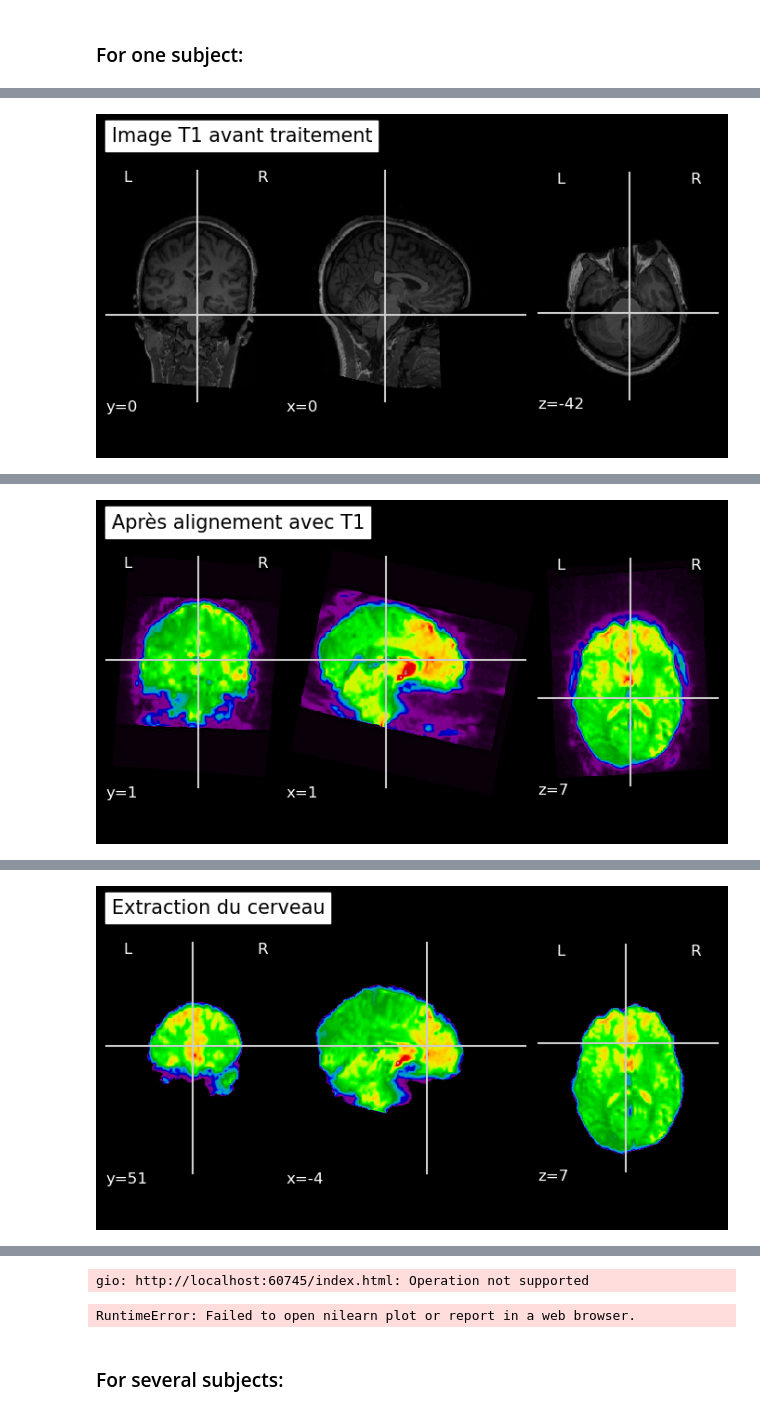
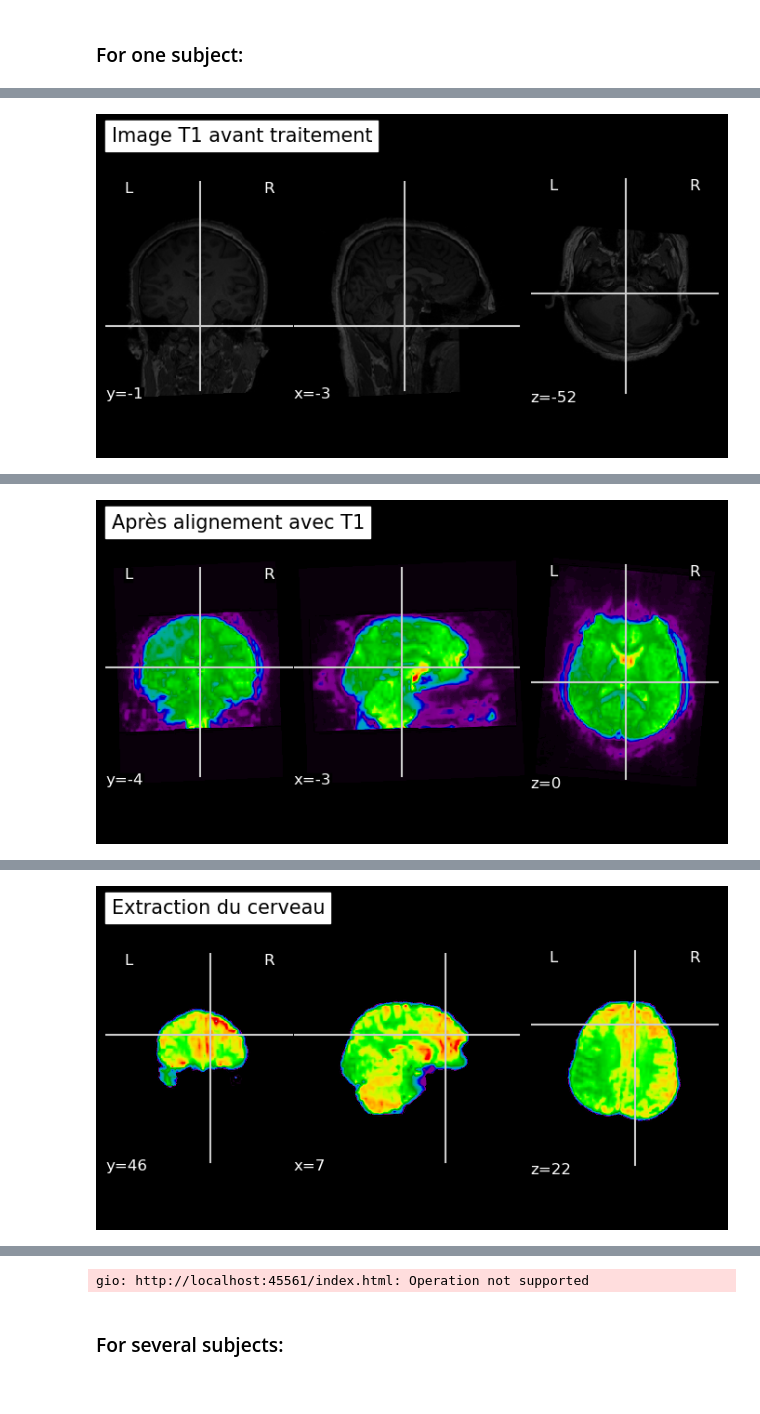
Before and after one commit to brainhack-school2024/duchadeau_project, a Jupyter notebook: pretraitement.ipynb, the cells around one changed output, grey strips where cells are left out. Cells and saved outputs as stored; diff of their text form; code cells hidden in the pictures.

```diff
--- a/pretraitement.ipynb
+++ b/pretraitement.ipynb
@@ -289,12 +289,12 @@ from nipype import Node
 # ************* PATH definition *************
 labeled_data_path = '/home/rduchadeau/Desktop/Brainhack_school/duchadeau_project/fMRI_labeled_data/'
 dataset_path = '/home/rduchadeau/Desktop/Brainhack_school/duchadeau_project/ds003768-download/'
-subject = 'sub-02'
+subject = 'sub-01'
 working_dir = '/home/rduchadeau/Desktop/Brainhack_school/duchadeau_project/working_directory'
 output_dir = '/home/rduchadeau/Desktop/Brainhack_school/duchadeau_project/fmri_preprocessed_data'
 
 t1_img_path = os.path.join(dataset_path, subject, 'anat', f'{subject}_T1w.nii.gz')
-fmri_path = os.path.join(labeled_data_path, subject, 'sub-02_task-rest_run-1_sec_0_label_0.nii.gz')
+fmri_path = os.path.join(labeled_data_path, subject, 'sub-01_task-rest_run-1_sec_0_label_2.nii.gz')
 
 # ************* Functions definition *************
 # Fonction pour visualiser une image 3D
@@ -332,7 +332,7 @@ visualize_3d_img_anat(T1_image, "Image T1 avant traitement")
 flirt_node = Node(FLIRT(), name='flirt')
 flirt_node.inputs.in_file = gunzip_res.outputs.out_file
 flirt_node.inputs.reference = t1_img_path
-flirt_node.inputs.dof = 12  # Degrees of freedom
+flirt_node.inputs.dof = 6  # Degrees of freedom
 flirt_node.inputs.cost = 'normmi'  # Normalized mutual information
 flirt_node.inputs.interp = 'trilinear'  # Interpolation method
 flirt_node.inputs.searchr_x = [-90, 90]  # Search angles
@@ -384 +384 @@ plotting.view_img(normalized_img, bg_img=T1_image, title="Image fMRI prétraité
-[figure, old version]
+[figure, new version]
@@ -391 +391 @@ plotting.view_img(normalized_img, bg_img=T1_image, title="Image fMRI prétraité
-[figure, old version]
+[figure, new version]
@@ -398 +398 @@ plotting.view_img(normalized_img, bg_img=T1_image, title="Image fMRI prétraité
-[figure, old version]
+[figure, new version]
@@ -402,5 +400,4 @@ L'image finale prétraitée a été enregistrée à: /home/rduchadeau/Desktop/Br
-gio: http://localhost:60745/index.html: Operation not supported
+gio: http://localhost:45561/index.html: Operation not supported
-RuntimeError: Failed to open nilearn plot or report in a web browser.
 # %% [markdown]
 ### For several subjects:
 # %%
```
Also changed, not shown: parts of 2 cells of this notebook, 2 other files.
